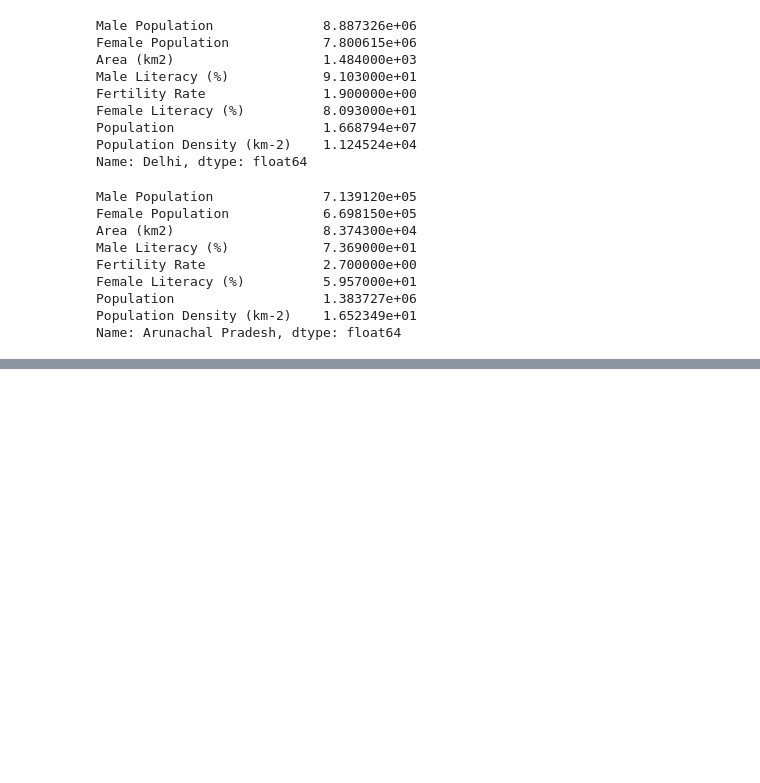
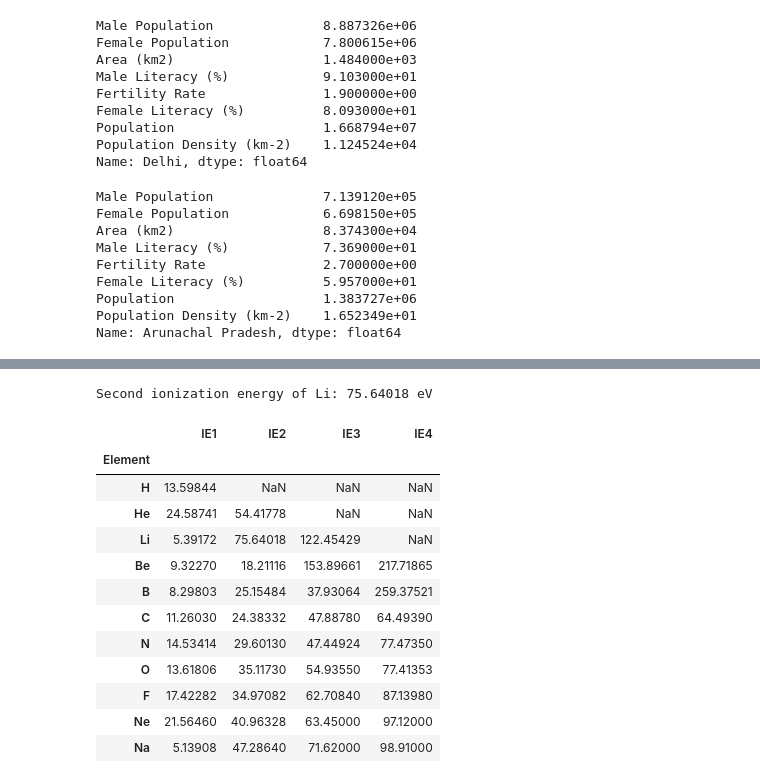
Before and after one commit to rabobahago/python_projects, a Jupyter notebook: scientific_programming_with_python/pandas/sorting_arithmetic_statistics.ipynb, the cells around one changed output, grey strips where cells are left out. Saved outputs shown, nothing was run; the diff lists cells and outputs as text; code cells hidden in the pictures; blank space fills up the shorter version.

```diff
--- a/scientific_programming_with_python/pandas/sorting_arithmetic_statistics.ipynb
+++ b/scientific_programming_with_python/pandas/sorting_arithmetic_statistics.ipynb
@@ -89,0 +117,22 @@ Name: Arunachal Pradesh, dtype: float64
+# %%
+import pandas as pd
+import numpy as np
+df = pd.read_csv('ionization-energies.csv', skiprows=1, usecols=range(5), index_col=0,  nrows=11)
+df.columns = df.columns.str.strip()
+print('Second ionization energy of Li: {} eV'.format(df.loc['Li'].IE2))
+df
+# %% [output]
+Second ionization energy of Li: 75.64018 eV
+|  | IE1 | IE2 | IE3 | IE4 |
+| Element |  |  |  |  |
+| H | 13.59844 | NaN | NaN | NaN |
+| He | 24.58741 | 54.41778 | NaN | NaN |
+| Li | 5.39172 | 75.64018 | 122.45429 | NaN |
+| Be | 9.32270 | 18.21116 | 153.89661 | 217.71865 |
+| B | 8.29803 | 25.15484 | 37.93064 | 259.37521 |
+| C | 11.26030 | 24.38332 | 47.88780 | 64.49390 |
+| N | 14.53414 | 29.60130 | 47.44924 | 77.47350 |
+| O | 13.61806 | 35.11730 | 54.93550 | 77.41353 |
+| F | 17.42282 | 34.97082 | 62.70840 | 87.13980 |
+| Ne | 21.56460 | 40.96328 | 63.45000 | 97.12000 |
+| Na | 5.13908 | 47.28640 | 71.62000 | 98.91000 |
```
Also changed, not shown: parts of 8 cells of this notebook, 5 other files.
